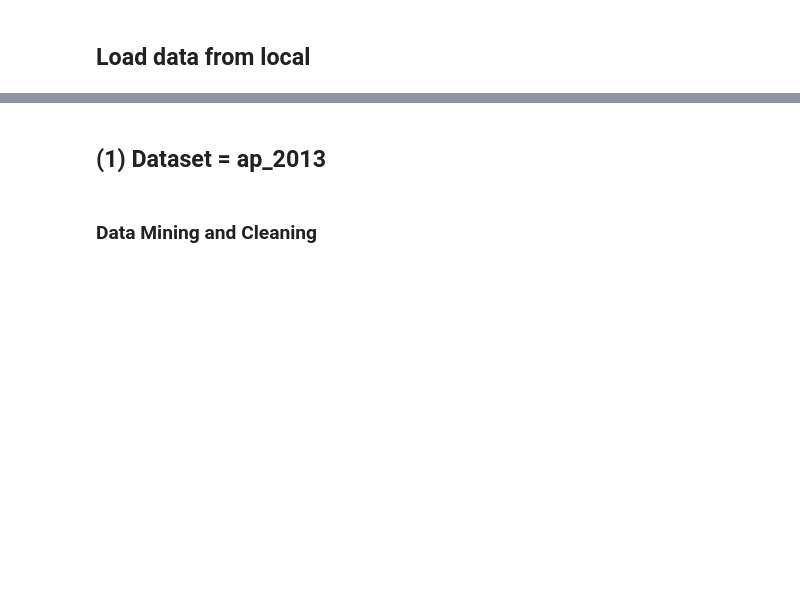
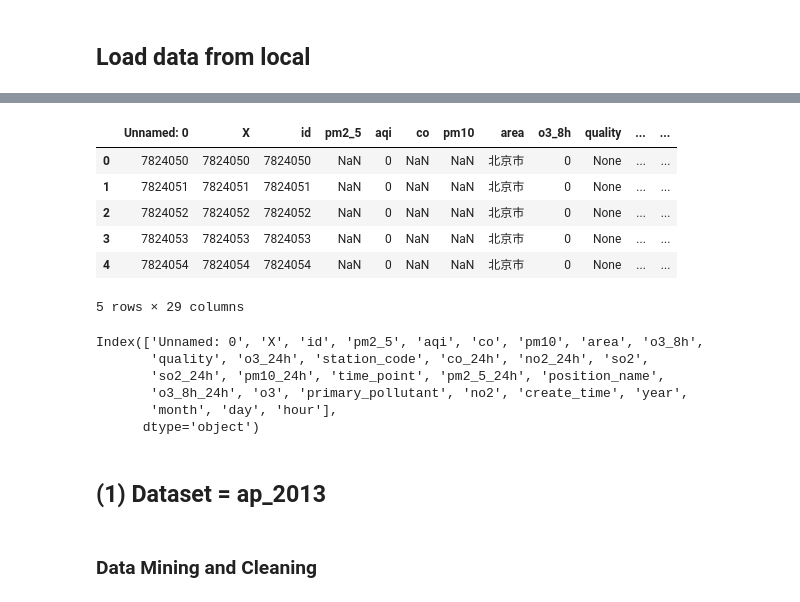
Before and after one commit to iamchuan/greenpeace_datahub, a Jupyter notebook: gp_datahub_airpollution_EDA.ipynb, the cells around one changed output, grey strips where cells are left out. Drawn from its saved outputs; the diff is of its cells as text; code cells hidden in the pictures; blank space fills up the shorter version.

```diff
--- a/gp_datahub_airpollution_EDA.ipynb
+++ b/gp_datahub_airpollution_EDA.ipynb
@@ -69,5 +51,24 @@ ap_2014 = pd.read_csv('./tables/PM25_20160101_2014only.csv')
 # %%
-ap_2015 = pd.read_csv('./tables/PM25_20160101_2014only.csv')
+ap_2015 = pd.read_csv('./tables/PM25_20160101_2015only.csv')
+# %%
+ap_2015.head(5)
+# %% [output]
+|  | Unnamed: 0 | X | id | pm2_5 | aqi | co | pm10 | area | o3_8h | quality | ... | ... |
+| 0 | 7824050 | 7824050 | 7824050 | NaN | 0 | NaN | NaN | 北京市 | 0 | None | ... | ... |
+| 1 | 7824051 | 7824051 | 7824051 | NaN | 0 | NaN | NaN | 北京市 | 0 | None | ... | ... |
+| 2 | 7824052 | 7824052 | 7824052 | NaN | 0 | NaN | NaN | 北京市 | 0 | None | ... | ... |
+| 3 | 7824053 | 7824053 | 7824053 | NaN | 0 | NaN | NaN | 北京市 | 0 | None | ... | ... |
+| 4 | 7824054 | 7824054 | 7824054 | NaN | 0 | NaN | NaN | 北京市 | 0 | None | ... | ... |
+5 rows × 29 columns
+# %%
+ap_2015.columns
+# %% [output]
+Index(['Unnamed: 0', 'X', 'id', 'pm2_5', 'aqi', 'co', 'pm10', 'area', 'o3_8h',
+       'quality', 'o3_24h', 'station_code', 'co_24h', 'no2_24h', 'so2',
+       'so2_24h', 'pm10_24h', 'time_point', 'pm2_5_24h', 'position_name',
+       'o3_8h_24h', 'o3', 'primary_pollutant', 'no2', 'create_time', 'year',
+       'month', 'day', 'hour'],
+      dtype='object')
 # %% [markdown]
 ## (1) Dataset = ap_2013
 # %% [markdown]
```
Also changed, not shown: parts of 11 cells of this notebook, 10 other files.
